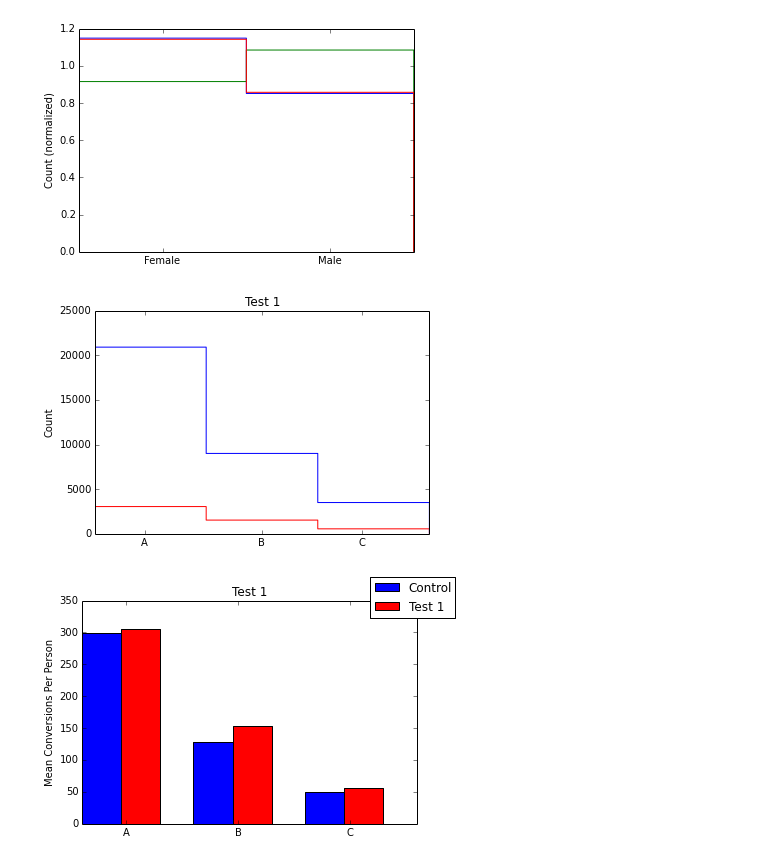
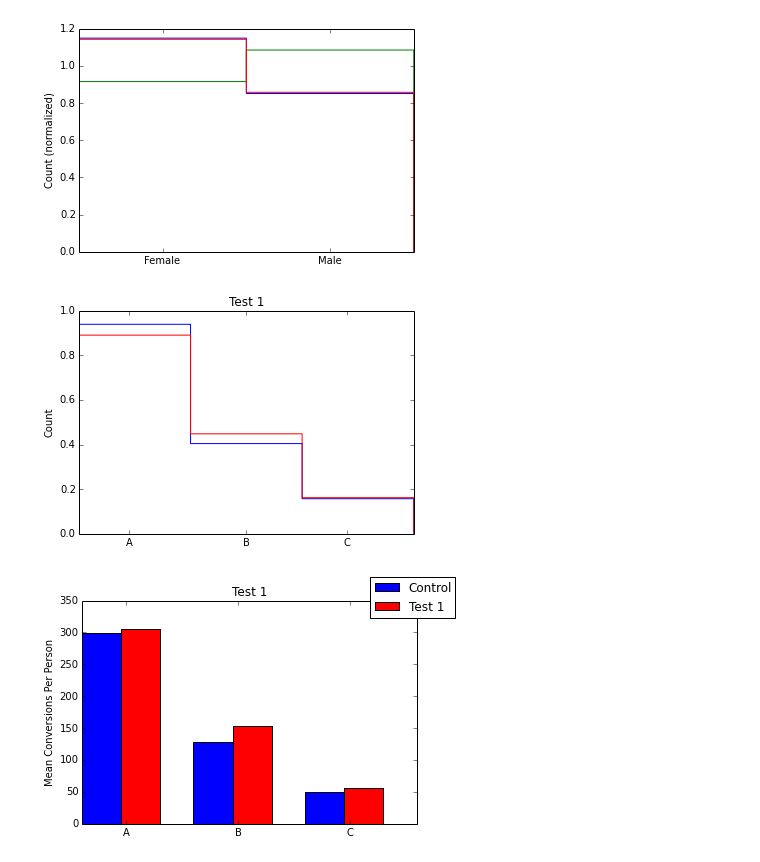
Before and after one commit to zahanm/abtest-learn, a Jupyter notebook: lib/analysis.ipynb, the cells around one changed output. Drawn from its saved outputs; the diff is of its cells as text; code cells hidden in the pictures.

```diff
--- a/lib/analysis.ipynb
+++ b/lib/analysis.ipynb
@@ -71,17 +71,17 @@ plt.show()
 # %%
 # Test 1 Analysis
 raw_control_metrics = a.raw_metrics_for_test(False, False)
 raw_test1_metrics = a.raw_metrics_for_test(True, False)
 # just showing the raw counts, normalized
 plt.hold(True)
-n, bins, patches = plt.hist(raw_control_metrics, bins=3, histtype='step', color='b') # do I need normed=True ?
-n, bins, patches = plt.hist(raw_test1_metrics, bins=3, histtype='step', color='r')
+n, bins, patches = plt.hist(raw_control_metrics, bins=3, histtype='step', color='b', normed=True)
+n, bins, patches = plt.hist(raw_test1_metrics, bins=3, histtype='step', color='r', normed=True)
 plt.xticks([0.3, 1, 1.6], ('A', 'B', 'C'))
 plt.ylabel('Count')
 plt.title('Test 1')
 plt.show()
 # %% [output]
-[figure, old version]
+[figure, new version]
 # %%
 # Test 1 mean analysis
 control_metrics_per_person = np.array(
```
Also changed, not shown: parts of 2 cells of this notebook.
